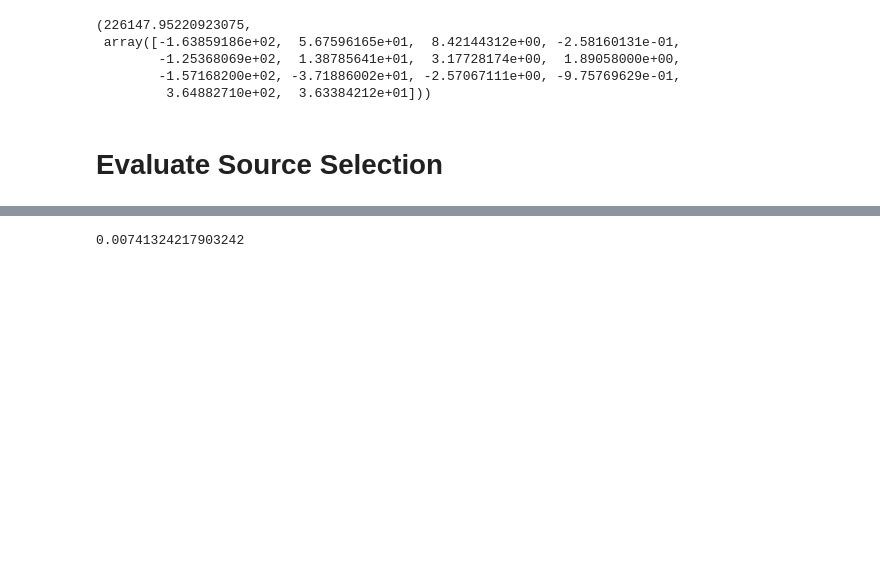
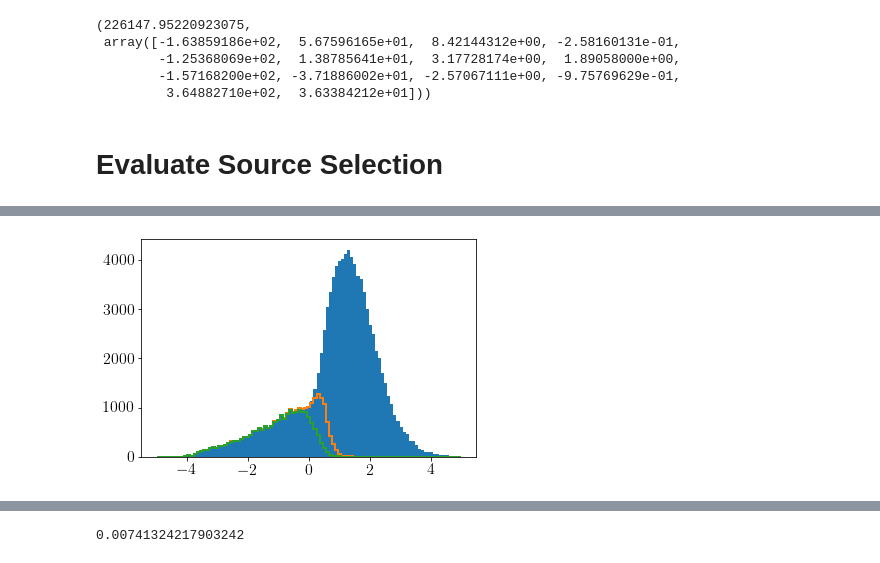
Before and after one commit to aeverall/mwtrace, a Jupyter notebook: mockmodel/Mock Selection.ipynb, the cells around one changed output, grey strips where cells are left out. Drawn from its saved outputs; the diff is of its cells as text; code cells hidden in the pictures; blank space fills up the shorter version.

```diff
--- a/mockmodel/Mock Selection.ipynb
+++ b/mockmodel/Mock Selection.ipynb
@@ -312,0 +336,7 @@ gsf_pars
+# %%
+bins = np.linspace(-5,5,100)
+plt.hist(np.log(p_err), bins=bins);
+plt.hist(np.log(p_err)[sample['gaiasf_subset']], bins=bins, histtype='step', linewidth=2);
+plt.hist(np.log(p_err)[sample['astsf_subset']], bins=bins, histtype='step', linewidth=2);
+# %% [output]
+[figure, added]
```
Also changed, not shown: parts of 25 cells of this notebook, 1 other file.
